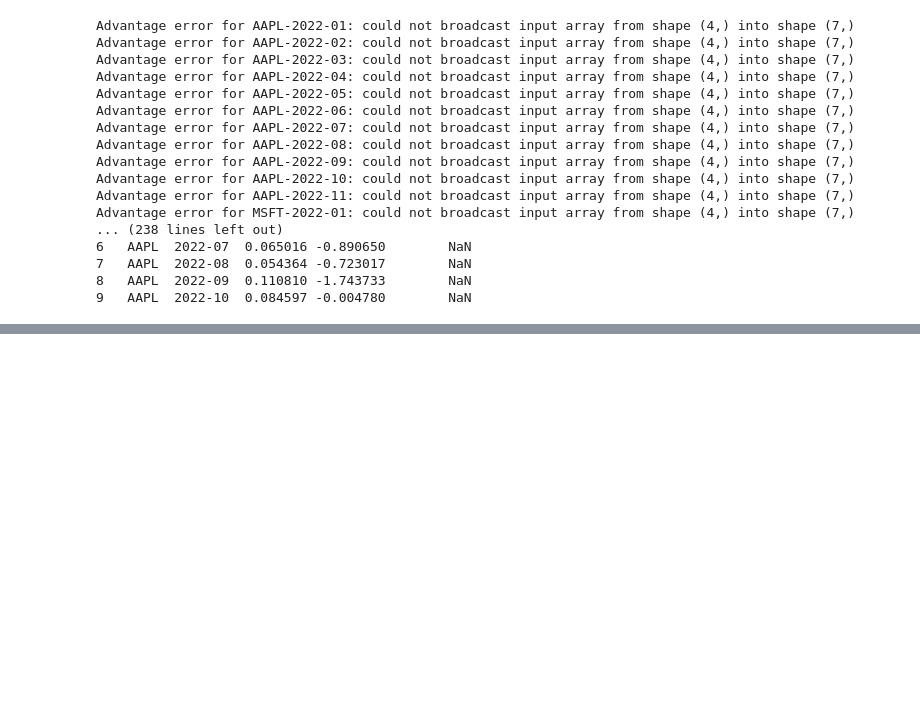
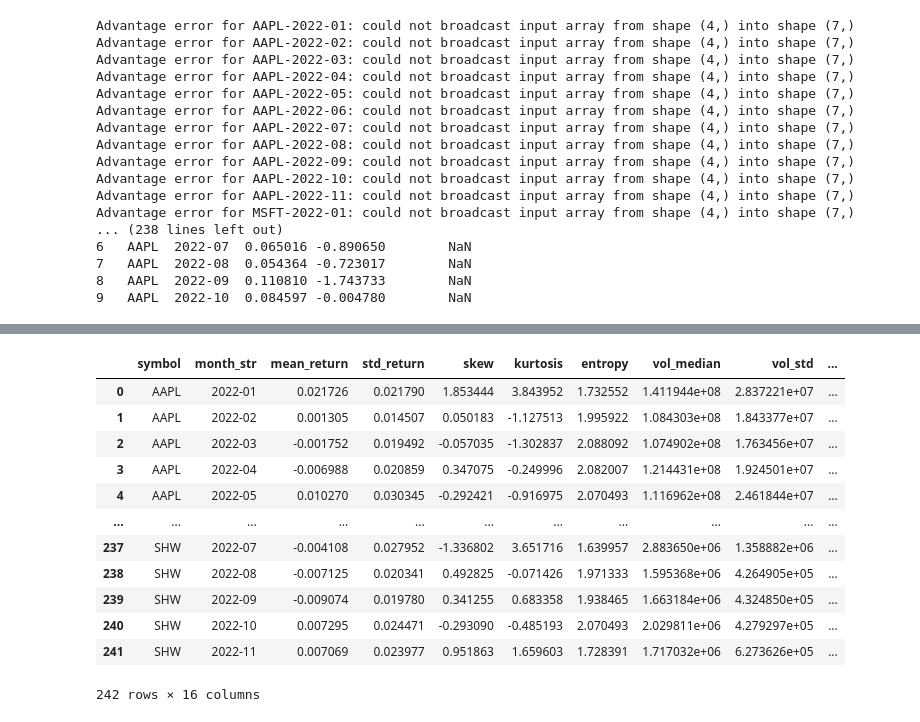
Before and after one commit to pihh/RL-Stock-Market-Masterpiece-Human-x-AI-Collab, a Jupyter notebook: notebooks/Pipelines 03 Stock universe predictability selection - FAIL-Copy1.ipynb, the cells around one changed output, grey strips where cells are left out. Drawn from its saved outputs; the diff is of its cells as text; code cells hidden in the pictures; blank space fills up the shorter version.

```diff
--- a/notebooks/Pipelines 03 Stock universe predictability selection - FAIL-Copy1.ipynb
+++ b/notebooks/Pipelines 03 Stock universe predictability selection - FAIL-Copy1.ipynb
@@ -978,0 +1028,17 @@ AttributeError: type object 'StockTradingEnv' has no attribute 'df'
+# %%
+fdf = pd.DataFrame(features)
+fdf
+# %% [output]
+|  | symbol | month_str | mean_return | std_return | skew | kurtosis | entropy | vol_median | vol_std | ... |
+| 0 | AAPL | 2022-01 | 0.021726 | 0.021790 | 1.853444 | 3.843952 | 1.732552 | 1.411944e+08 | 2.837221e+07 | ... |
+| 1 | AAPL | 2022-02 | 0.001305 | 0.014507 | 0.050183 | -1.127513 | 1.995922 | 1.084303e+08 | 1.843377e+07 | ... |
+| 2 | AAPL | 2022-03 | -0.001752 | 0.019492 | -0.057035 | -1.302837 | 2.088092 | 1.074902e+08 | 1.763456e+07 | ... |
+| 3 | AAPL | 2022-04 | -0.006988 | 0.020859 | 0.347075 | -0.249996 | 2.082007 | 1.214431e+08 | 1.924501e+07 | ... |
+| 4 | AAPL | 2022-05 | 0.010270 | 0.030345 | -0.292421 | -0.916975 | 2.070493 | 1.116962e+08 | 2.461844e+07 | ... |
+| ... | ... | ... | ... | ... | ... | ... | ... | ... | ... | ... |
+| 237 | SHW | 2022-07 | -0.004108 | 0.027952 | -1.336802 | 3.651716 | 1.639957 | 2.883650e+06 | 1.358882e+06 | ... |
+| 238 | SHW | 2022-08 | -0.007125 | 0.020341 | 0.492825 | -0.071426 | 1.971333 | 1.595368e+06 | 4.264905e+05 | ... |
+| 239 | SHW | 2022-09 | -0.009074 | 0.019780 | 0.341255 | 0.683358 | 1.938465 | 1.663184e+06 | 4.324850e+05 | ... |
+| 240 | SHW | 2022-10 | 0.007295 | 0.024471 | -0.293090 | -0.485193 | 2.070493 | 2.029811e+06 | 4.279297e+05 | ... |
+| 241 | SHW | 2022-11 | 0.007069 | 0.023977 | 0.951863 | 1.659603 | 1.728391 | 1.717032e+06 | 6.273626e+05 | ... |
+242 rows × 16 columns
```
Also changed, not shown: parts of 13 cells of this notebook.
